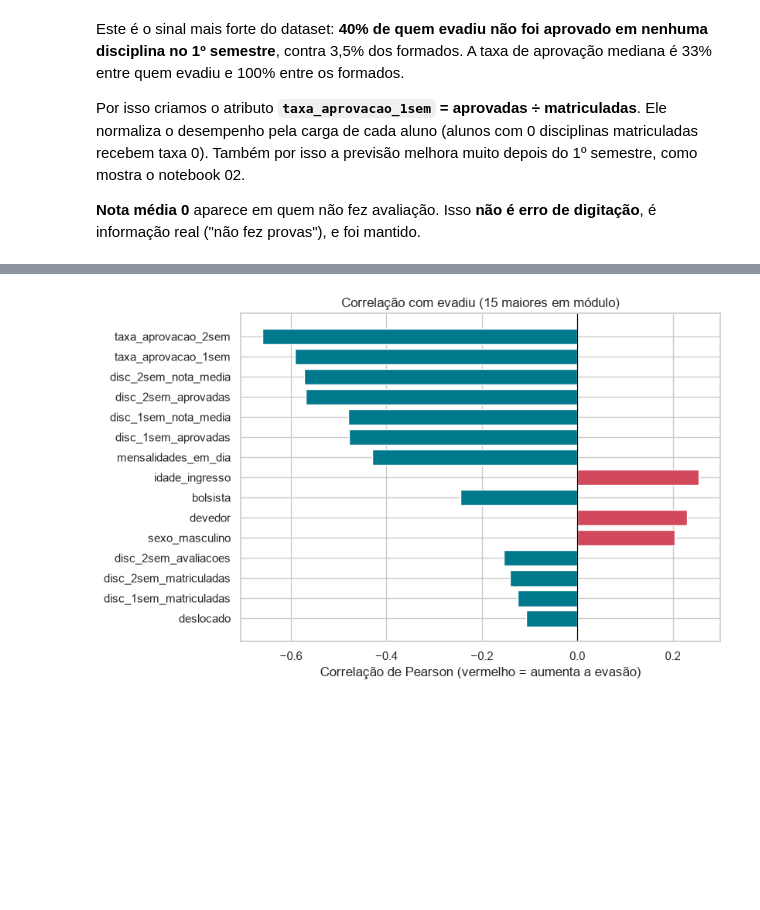
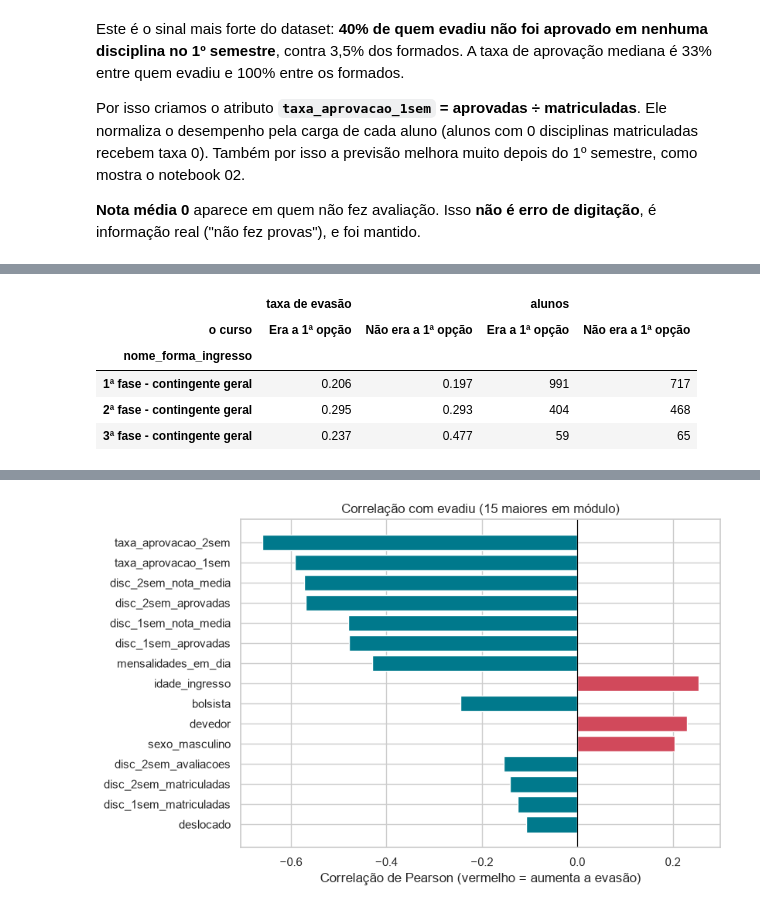
Before and after one commit to guifreiberger/radar-evasao, a Jupyter notebook: notebooks/01_exploracao.ipynb, the cells around one changed output, grey strips where cells are left out. Saved outputs shown, nothing was run; the diff lists cells and outputs as text; code cells hidden in the pictures; blank space fills up the shorter version.

```diff
--- a/notebooks/01_exploracao.ipynb
+++ b/notebooks/01_exploracao.ipynb
@@ -205,0 +318,15 @@ Por isso criamos o atributo **`taxa_aprovacao_1sem` = aprovadas ÷ matriculadas*
+# %%
+# Nas três fases do concurso nacional: o curso ser ou não a 1ª opção do aluno explica a diferença?
+fases = df[df["forma_ingresso"].isin([1, 17, 18])]
+primeira_opcao = (fases["ordem_opcao"].eq(1).map({True: "Era a 1ª opção", False: "Não era a 1ª opção"})
+                  .rename("o curso"))
+pd.concat({"taxa de evasão": pd.crosstab(fases["nome_forma_ingresso"], primeira_opcao,
+                                         values=fases["evadiu"], aggfunc="mean"),
+           "alunos": pd.crosstab(fases["nome_forma_ingresso"], primeira_opcao)}, axis=1)
+# %% [output]
+|  | taxa de evasão |  | alunos |  |
+| o curso | Era a 1ª opção | Não era a 1ª opção | Era a 1ª opção | Não era a 1ª opção |
+| nome_forma_ingresso |  |  |  |  |
+| 1ª fase - contingente geral | 0.206 | 0.197 | 991 | 717 |
+| 2ª fase - contingente geral | 0.295 | 0.293 | 404 | 468 |
+| 3ª fase - contingente geral | 0.237 | 0.477 | 59 | 65 |
```
Also changed, not shown: parts of 10 cells of this notebook, 3 other files.
